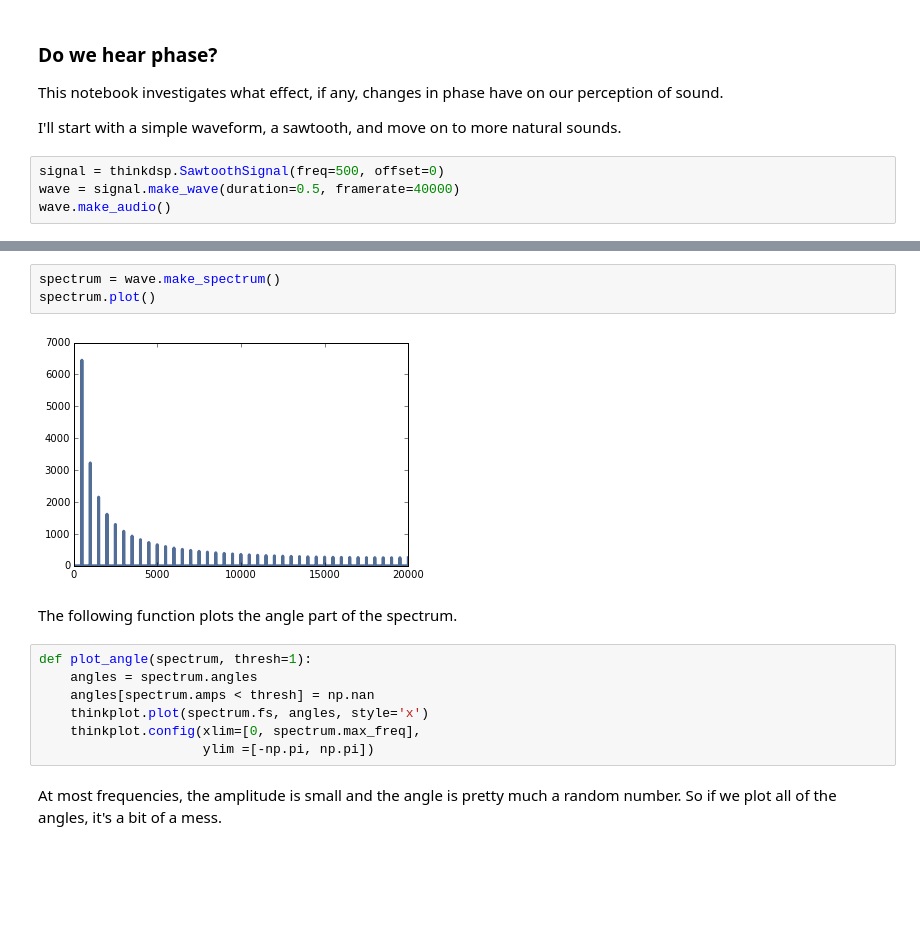
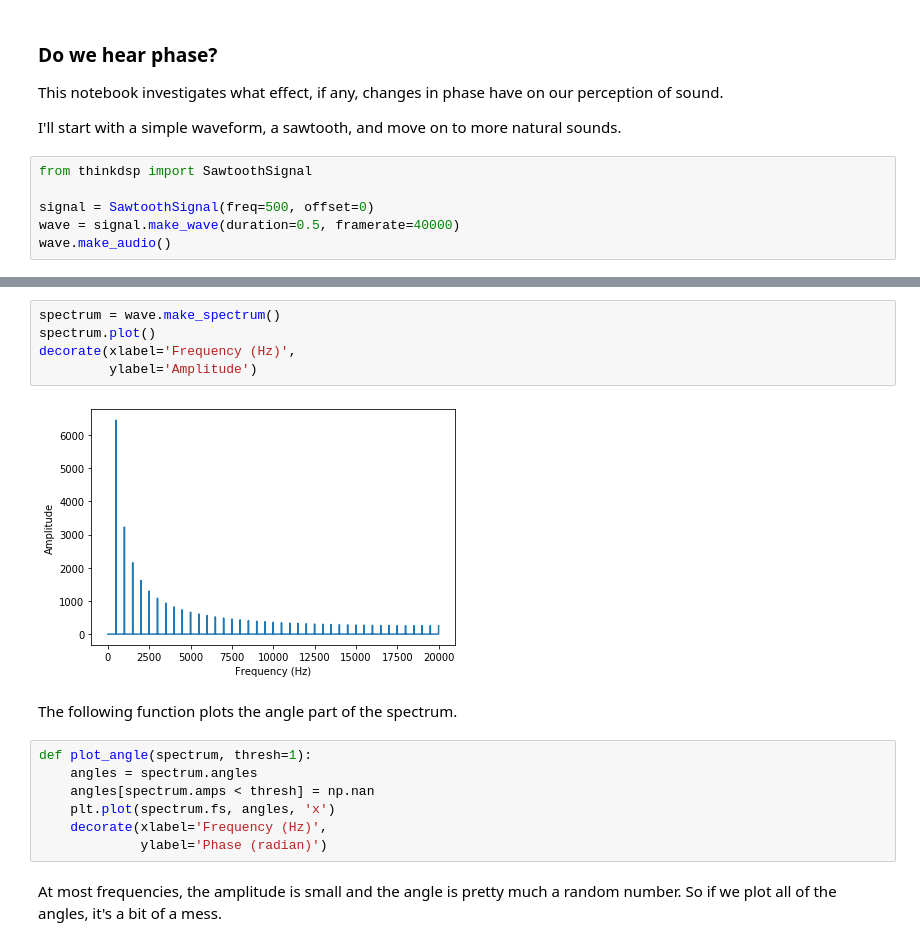
Before and after one commit to AllenDowney/ThinkDSP, a Jupyter notebook: code/phase.ipynb, the cells around one changed output, grey strips where cells are left out. Saved outputs shown, nothing was run; the diff lists cells and outputs as text; blank space fills up the shorter version.

```diff
--- a/code/phase.ipynb
+++ b/code/phase.ipynb
@@ -32,7 +25,9 @@ This notebook investigates what effect, if any, changes in phase have on our per
 
 I'll start with a simple waveform, a sawtooth, and move on to more natural sounds.
 # %%
-signal = thinkdsp.SawtoothSignal(freq=500, offset=0)
+from thinkdsp import SawtoothSignal
+
+signal = SawtoothSignal(freq=500, offset=0)
 wave = signal.make_wave(duration=0.5, framerate=40000)
 wave.make_audio()
 # %% [output]
@@ -44,16 +40,18 @@ wave.segment(duration=0.01).plot()
 # %%
 spectrum = wave.make_spectrum()
 spectrum.plot()
+decorate(xlabel='Frequency (Hz)',
+         ylabel='Amplitude')
 # %% [output]
-[figure, old version]
+[figure, new version]
 # %% [markdown]
 The following function plots the angle part of the spectrum.
 # %%
 def plot_angle(spectrum, thresh=1):
     angles = spectrum.angles
     angles[spectrum.amps < thresh] = np.nan
-    thinkplot.plot(spectrum.fs, angles, style='x')
-    thinkplot.config(xlim=[0, spectrum.max_freq],
-                     ylim =[-np.pi, np.pi])
+    plt.plot(spectrum.fs, angles, 'x')
+    decorate(xlabel='Frequency (Hz)',
+             ylabel='Phase (radian)')
 # %% [markdown]
 At most frequencies, the amplitude is small and the angle is pretty much a random number.  So if we plot all of the angles, it's a bit of a mess.
```
Also changed, not shown: parts of 46 cells of this notebook, 1 other file.
